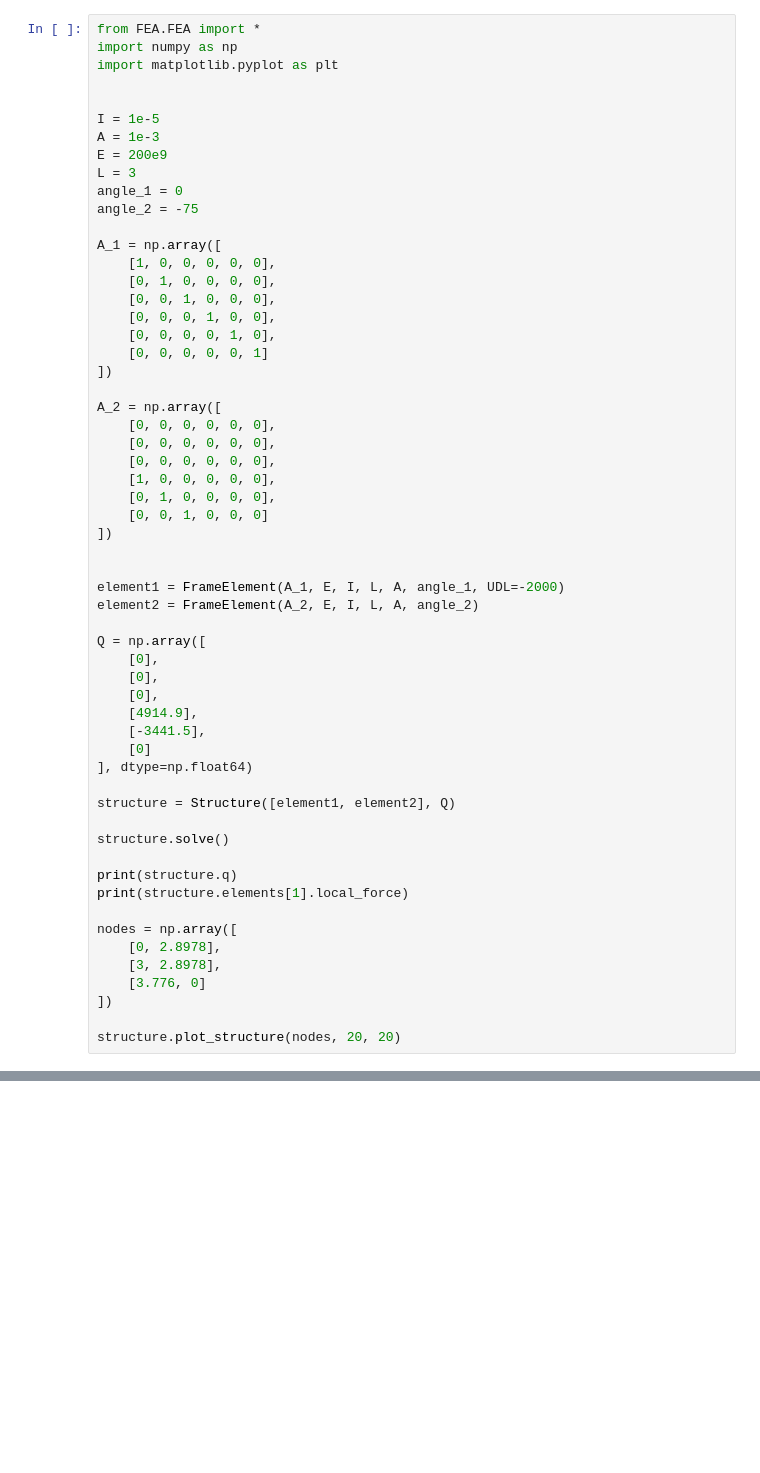
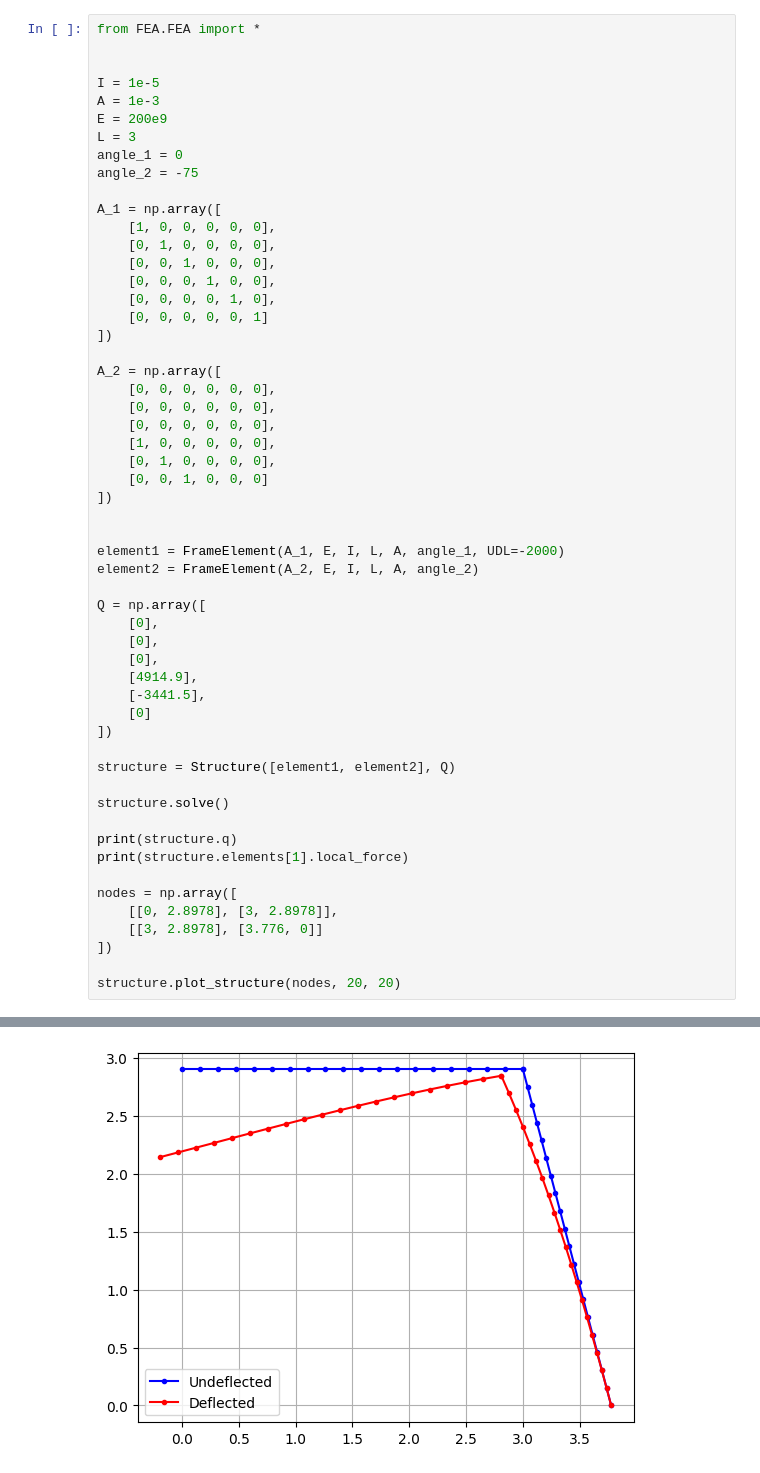
Before and after one commit to danielmcnz/FEA-Tools, a Jupyter notebook: practise_questions.ipynb, the cells around one changed output, grey strips where cells are left out. Cells and saved outputs as stored; diff of their text form; blank space fills up the shorter version.

```diff
--- a/practise_questions.ipynb
+++ b/practise_questions.ipynb
@@ -1,7 +4,5 @@
 # %%
 from FEA.FEA import *
-import numpy as np
-import matplotlib.pyplot as plt
 
 
 I = 1e-5
@@ -40,7 +41,7 @@ Q = np.array([
     [4914.9],
     [-3441.5],
     [0]
-], dtype=np.float64)
+])
 
 structure = Structure([element1, element2], Q)
 
@@ -50,9 +51,8 @@ print(structure.q)
 print(structure.elements[1].local_force)
 
 nodes = np.array([
-    [0, 2.8978],
-    [3, 2.8978],
-    [3.776, 0]
+    [[0, 2.8978], [3, 2.8978]],
+    [[3, 2.8978], [3.776, 0]]
 ])
 
 structure.plot_structure(nodes, 20, 20)
@@ -60,0 +72 @@ No artists with labels found to put in legend.  Note that artists whose label st
+[figure, new version]
```
Also changed, not shown: parts of 6 cells of this notebook, 6 other files.
